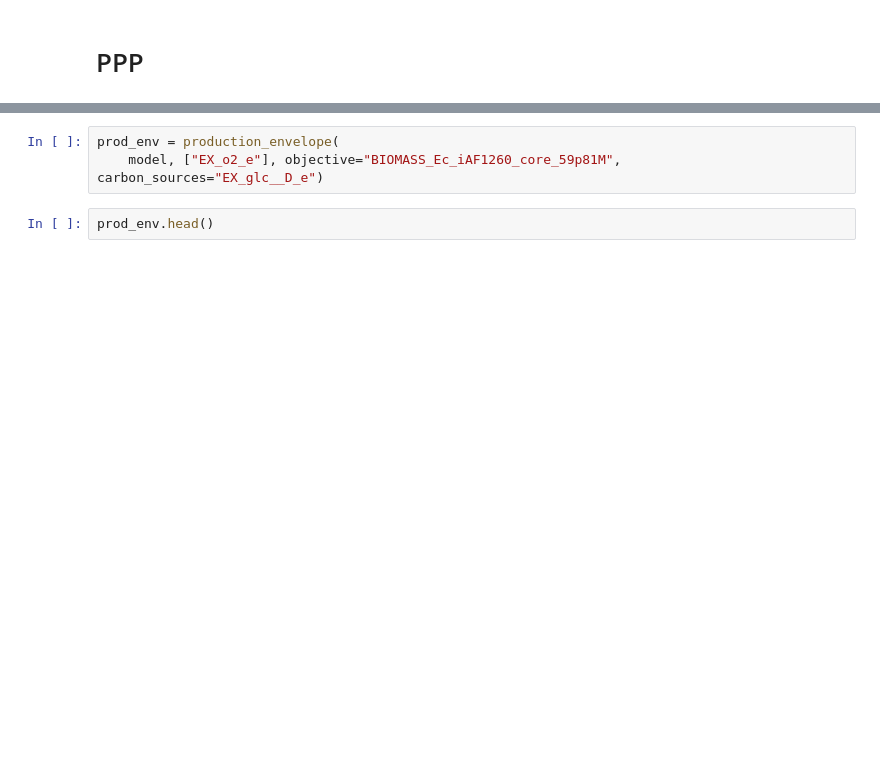
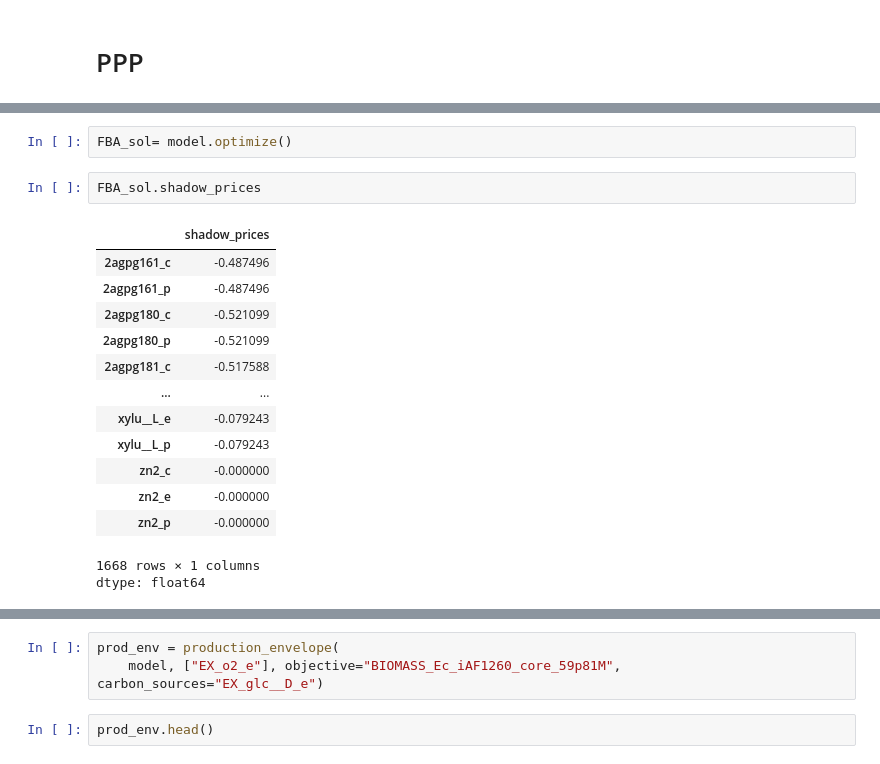
Before and after one commit to natifernandezs/Redes_Metabolicas, a Jupyter notebook: Redesmetabolicas.ipynb, the cells around one changed output, grey strips where cells are left out. Saved outputs shown, nothing was run; the diff lists cells and outputs as text; blank space fills up the shorter version.

```diff
--- a/Redesmetabolicas.ipynb
+++ b/Redesmetabolicas.ipynb
@@ -149,0 +168,19 @@ Primer valor no nulo de etanol: q_ethanol = 0.13750565462536482, mu = 1.64650949
+# %%
+FBA_sol= model.optimize()
+# %%
+FBA_sol.shadow_prices
+# %% [output]
+|  | shadow_prices |
+| 2agpg161_c | -0.487496 |
+| 2agpg161_p | -0.487496 |
+| 2agpg180_c | -0.521099 |
+| 2agpg180_p | -0.521099 |
+| 2agpg181_c | -0.517588 |
+| ... | ... |
+| xylu__L_e | -0.079243 |
+| xylu__L_p | -0.079243 |
+| zn2_c | -0.000000 |
+| zn2_e | -0.000000 |
+| zn2_p | -0.000000 |
+1668 rows × 1 columns
+dtype: float64
```
Also changed, not shown: parts of 17 cells of this notebook.
